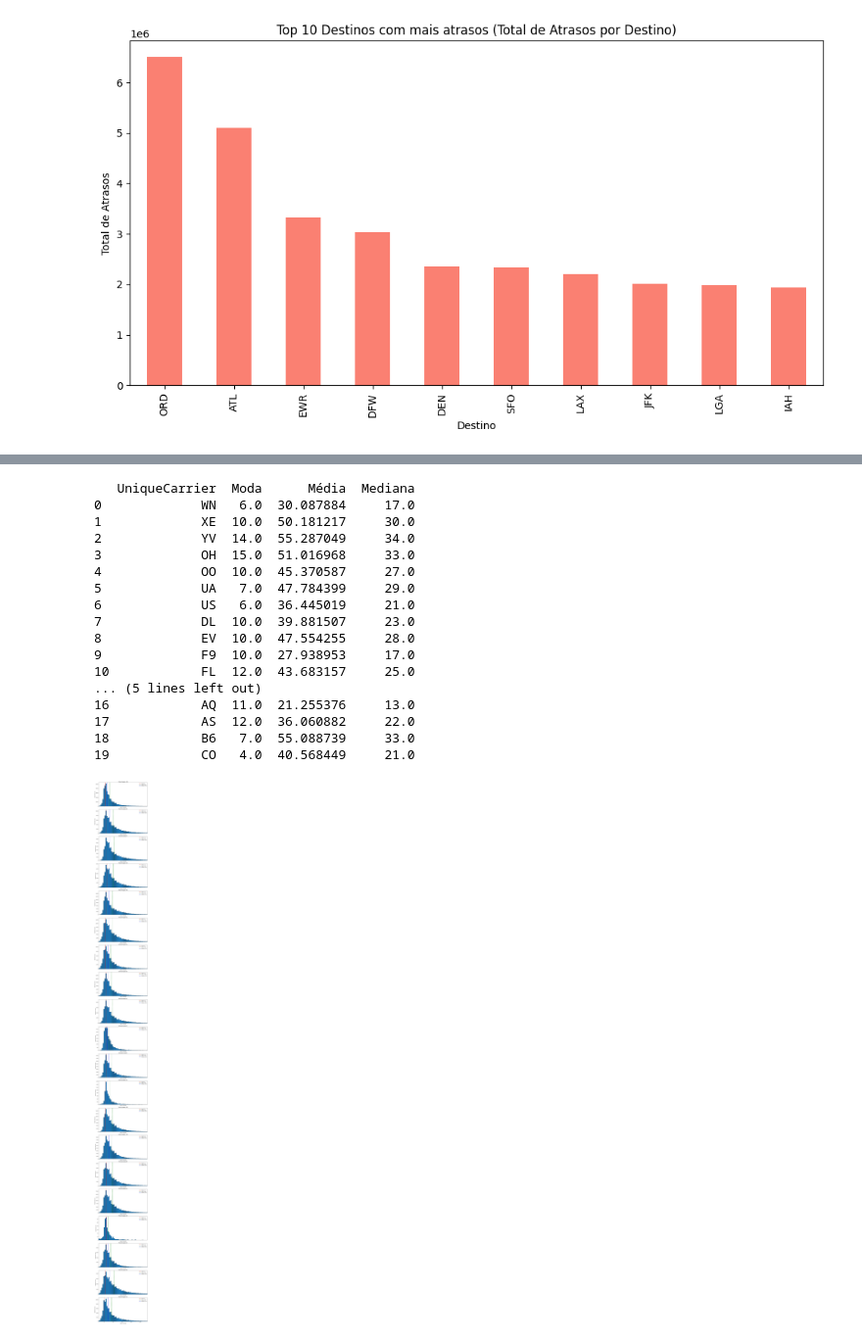
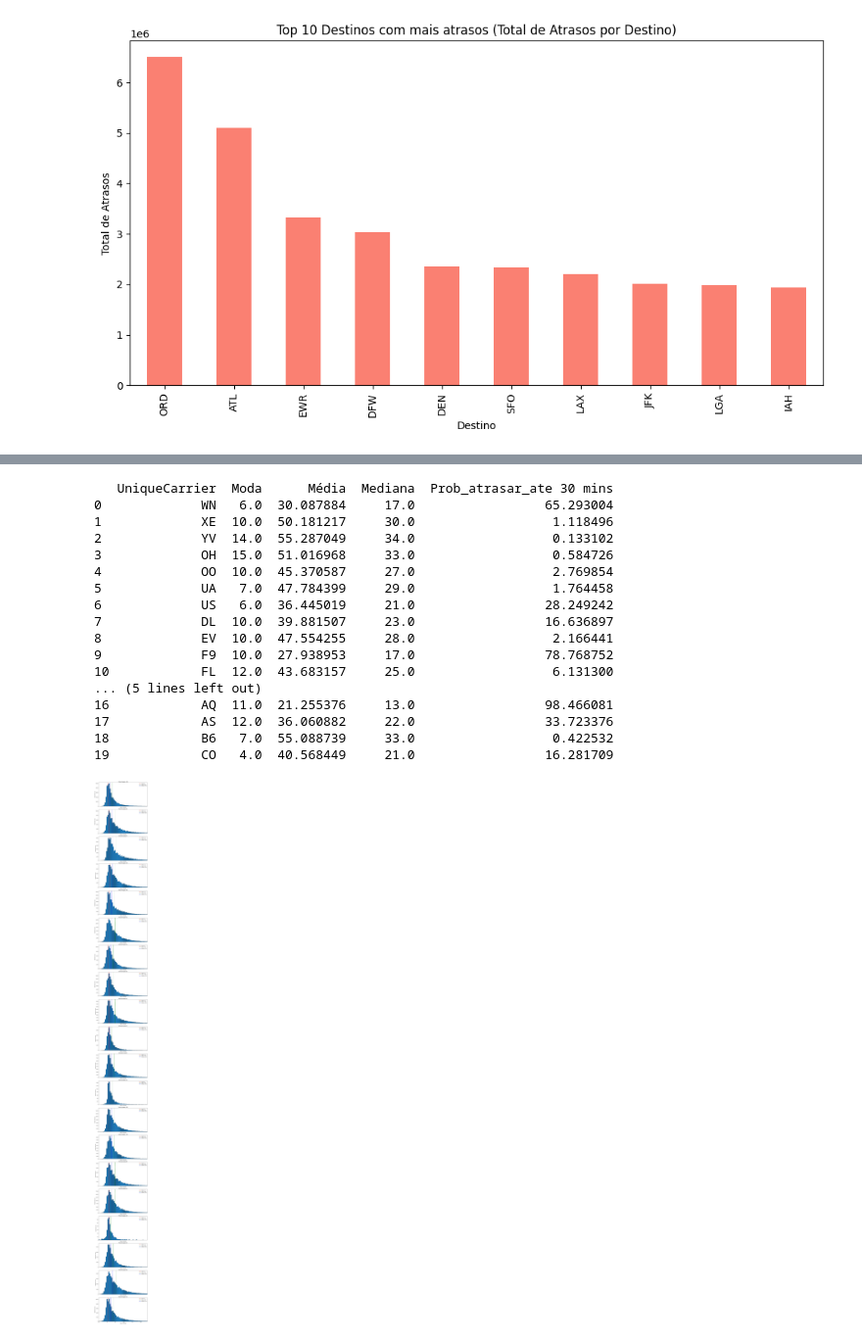
Before and after one commit to ThiagoRochedo/Projeto_Mod05_Ada_VemSerTech, a Jupyter notebook: Projeto.ipynb, the cells around one changed output, grey strips where cells are left out. Shown at 98% size. Saved outputs shown, nothing was run; the diff lists cells and outputs as text; code cells hidden in the pictures.

```diff
--- a/Projeto.ipynb
+++ b/Projeto.ipynb
@@ -396,78 +389,81 @@ print(df_taxa_atraso)
 18                   3                     0.040053
 19                   0                          NaN
 # %%
-# Definindo o maximo e o minimo plotado
-limite_inferior = -30
+# maximo e o minimo plotado
+limite_inferior = -50
 limite_superior = 240
 
 # Filtrar os dados para maximo e minimo
-dados_filtrados = df_atrasos[(df_atrasos['ArrDelay'] >= limite_inferior) & (df_atrasos['ArrDelay'] <= limite_superior)]
+dados_filtrados = df_voos[(df_voos['ArrDelay'] >= limite_inferior) & (df_voos['ArrDelay'] <= limite_superior)]
 
 # Valores únicos da coluna 'UniqueCarrier'
-carriers = df_atrasos['UniqueCarrier'].unique()
+carriers = df_voos['UniqueCarrier'].unique()
 
 # DataFrame para armazenar as estatísticas
 estatisticas_df = pd.DataFrame(columns=['UniqueCarrier', 'Moda', 'Média', 'Mediana'])
 
-# Quantidade de graficos para cada 'UniqueCarrier'
 num_subplots = len(carriers)
 
-# Grade de subplots
 fig, axs = plt.subplots(num_subplots, 1, figsize=(10, 5 * num_subplots), sharex=True)
 
-# Lista DataFrames temporários
+# DataFrames temporários
 dfs = []
 
-# Loop para gerar um gráfico para cada 'UniqueCarrier'
+# Loop gráfico para cada 'UniqueCarrier'
 for i, carrier in enumerate(carriers):
     subset = dados_filtrados[dados_filtrados['UniqueCarrier'] == carrier]
 
     axs[i].hist(subset['ArrDelay'], bins=50, edgecolor='black')
     axs[i].set_title(f'Histograma para {carrier}')
     axs[i].set_xlabel("Atraso (minutos)")
     axs[i].set_ylabel("Número de voos")
 
-    # Adicione a moda, média e mediana ao gráfico
-    moda = df_atrasos[df_atrasos['UniqueCarrier'] == carrier]['ArrDelay'].mode()[0]
-    media = df_atrasos[df_atrasos['UniqueCarrier'] == carrier]['ArrDelay'].mean()
-    mediana = df_atrasos[df_atrasos['UniqueCarrier'] == carrier]['ArrDelay'].median()
+    # moda, média e mediana
+    moda = df_voos[df_voos['UniqueCarrier'] == carrier]['ArrDelay'].mode()[0]
+    media = df_voos[df_voos['UniqueCarrier'] == carrier]['ArrDelay'].mean()
+    mediana = df_voos[df_voos['UniqueCarrier'] == carrier]['ArrDelay'].median()
 
     axs[i].axvline(moda, color='red', linestyle='dashed', linewidth=2, label=f'Moda: {moda}')
     axs[i].axvline(media, color='green', linestyle='dashed', linewidth=2, label=f'Média: {media:.2f}')
     axs[i].axvline(mediana, color='blue', linestyle='dashed', linewidth=2, label=f'Mediana: {mediana}')
 
     axs[i].legend()
 
+    # probabilidade Poisson
+    atraso_ate = 30
+    lambda_param = subset['ArrDelay'].mean()  # Pode ajustar o parâmetro conforme desejado
+    prob_nao_atrasar = poisson.cdf(atraso_ate, lambda_param) * 100  # Probabilidade em percentual
+    texto_atraso = "Prob_atrasar_ate " + str(atraso_ate) + " mins"
+
     # Append de DataFrames temporários
-    df_temp = pd.DataFrame({'UniqueCarrier': [carrier], 'Moda': [moda], 'Média': [media], 'Mediana': [mediana]})
+    df_temp = pd.DataFrame({'UniqueCarrier': [carrier], 'Moda': [moda], 'Média': [media], 'Mediana': [mediana], texto_atraso: [prob_nao_atrasar]})
     dfs.append(df_temp)
 
-# Concatenar DataFrames temporários
+
 estatisticas_df = pd.concat(dfs, ignore_index=True)
 
-# Valores mínimo e máximo no eixo x
 plt.xlim(limite_inferior, limite_superior)
 
 print(estatisticas_df)
 
 plt.tight_layout()
 plt.show()
 # %% [output]
-   UniqueCarrier  Moda      Média  Mediana
-0             WN   6.0  30.087884     17.0
-1             XE  10.0  50.181217     30.0
-2             YV  14.0  55.287049     34.0
-3             OH  15.0  51.016968     33.0
-4             OO  10.0  45.370587     27.0
-5             UA   7.0  47.784399     29.0
-6             US   6.0  36.445019     21.0
-7             DL  10.0  39.881507     23.0
-8             EV  10.0  47.554255     28.0
-9             F9  10.0  27.938953     17.0
-10            FL  12.0  43.683157     25.0
+   UniqueCarrier  Moda      Média  Mediana  Prob_atrasar_ate 30 mins
+0             WN   6.0  30.087884     17.0                 65.293004
+1             XE  10.0  50.181217     30.0                  1.118496
+2             YV  14.0  55.287049     34.0                  0.133102
+3             OH  15.0  51.016968     33.0                  0.584726
+4             OO  10.0  45.370587     27.0                  2.769854
+5             UA   7.0  47.784399     29.0                  1.764458
+6             US   6.0  36.445019     21.0                 28.249242
+7             DL  10.0  39.881507     23.0                 16.636897
+8             EV  10.0  47.554255     28.0                  2.166441
+9             F9  10.0  27.938953     17.0                 78.768752
+10            FL  12.0  43.683157     25.0                  6.131300
 ... (5 lines left out)
-16            AQ  11.0  21.255376     13.0
-17            AS  12.0  36.060882     22.0
-18            B6   7.0  55.088739     33.0
-19            CO   4.0  40.568449     21.0
+16            AQ  11.0  21.255376     13.0                 98.466081
+17            AS  12.0  36.060882     22.0                 33.723376
+18            B6   7.0  55.088739     33.0                  0.422532
+19            CO   4.0  40.568449     21.0                 16.281709
-[figure, old version]
+[figure, new version]
```
Also changed, not shown: parts of 1 cell of this notebook.
